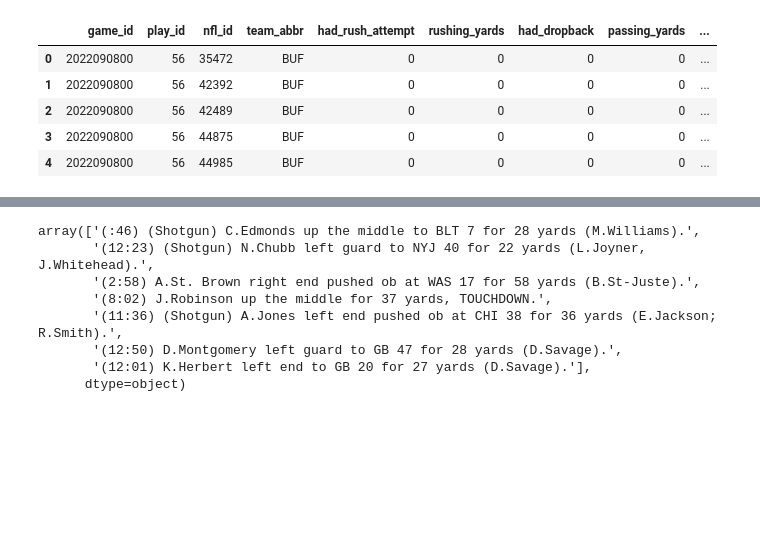
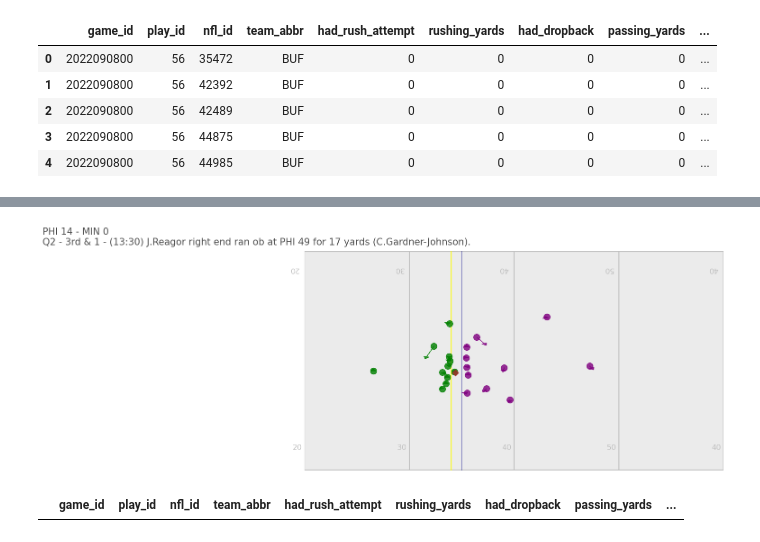
Before and after one commit to lneuendorf/nfl-big-data-bowl-2025, a Jupyter notebook: notebooks/eda.ipynb, the cells around one changed output, grey strips where cells are left out. Drawn from its saved outputs; the diff is of its cells as text; code cells hidden in the pictures; blank space fills up the shorter version.

```diff
--- a/notebooks/eda.ipynb
+++ b/notebooks/eda.ipynb
@@ -112,11 +177,9 @@ MovieWriter imagemagick unavailable; using Pillow instead.
-# %%
-motion_plays.play_description.values
-# %% [output]
-array(['(:46) (Shotgun) C.Edmonds up the middle to BLT 7 for 28 yards (M.Williams).',
-       '(12:23) (Shotgun) N.Chubb left guard to NYJ 40 for 22 yards (L.Joyner, J.Whitehead).',
-       '(2:58) A.St. Brown right end pushed ob at WAS 17 for 58 yards (B.St-Juste).',
-       '(8:02) J.Robinson up the middle for 37 yards, TOUCHDOWN.',
-       '(11:36) (Shotgun) A.Jones left end pushed ob at CHI 38 for 36 yards (E.Jackson; R.Smith).',
-       '(12:50) D.Montgomery left guard to GB 47 for 28 yards (D.Savage).',
-       '(12:01) K.Herbert left end to GB 20 for 27 yards (D.Savage).'],
-      dtype=object)
+# %%
+frame_id = df.query('event=="ball_snap"').frame_id.values[0]
+tdp.plot_play(df, frame_id=frame_id)
+# %% [output]
+[figure, added]
+# %%
+df_player_play.query("(game_id==@gid) & (play_id==@pid)& ~pff_defensive_coverage_assignment.isna()").head()
+# %% [output]
+|  | game_id | play_id | nfl_id | team_abbr | had_rush_attempt | rushing_yards | had_dropback | passing_yards | ... |
```
Also changed, not shown: parts of 15 cells of this notebook, 3 other files.
